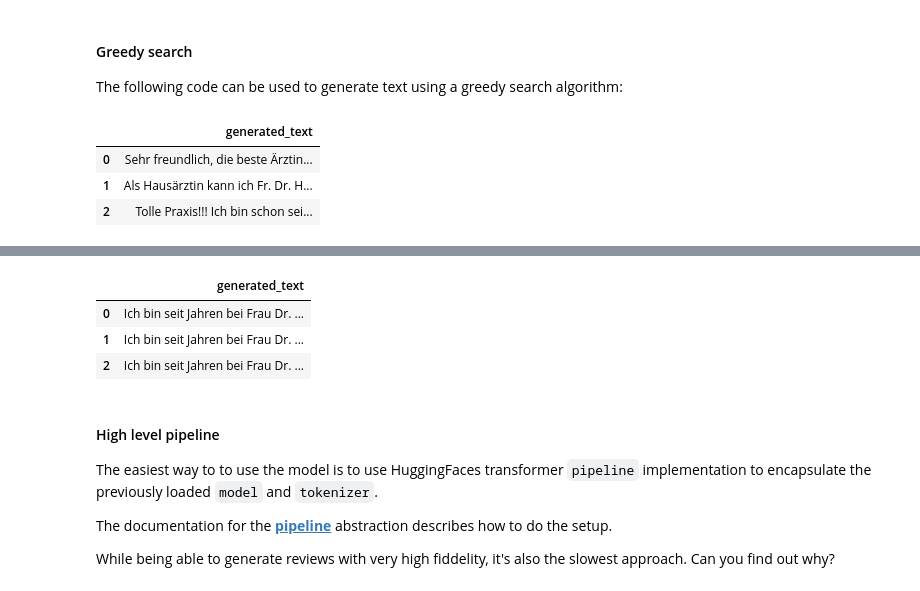
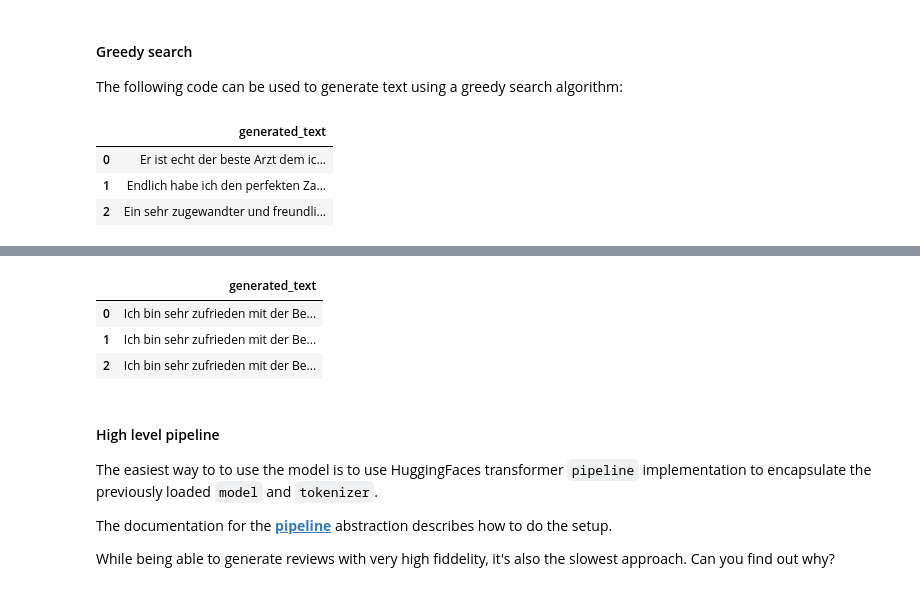
Before and after one commit to AdvancedNLP/decoder, a Jupyter notebook: GPT2_doctors_review_eval.ipynb, the cells around one changed output, grey strips where cells are left out. Cells and saved outputs as stored; diff of their text form; code cells hidden in the pictures.

```diff
--- a/GPT2_doctors_review_eval.ipynb
+++ b/GPT2_doctors_review_eval.ipynb
@@ -66,5 +67,7 @@ Archive:  gpt2_doctorreview_finetuned.zip
   inflating: __MACOSX/gpt2_doctorreview_finetuned/model/._tf_model.h5
 # %%
 tokenizer = AutoTokenizer.from_pretrained('gpt2_doctorreview_finetuned/tokenizer')
-model = TFGPT2LMHeadModel.from_pretrained('gpt2_doctorreview_finetuned/model')
+model = GPT2LMHeadModel.from_pretrained('gpt2_doctorreview_finetuned/model', from_tf=True)
+# Set model to evaluation mode
+model.eval()
 # %% [output]
@@ -156,22 +174,22 @@ Luckily the Hugging Face implementation offers various ways for us to generate h
 The following code can be used to generate text using a greedy search algorithm:
 # %%
 # encode context the generation is conditioned on
-input_ids = tokenizer.encode(POS_TOKEN, return_tensors='tf')
+input_ids = tokenizer.encode(POS_TOKEN, return_tensors='pt')
 
 # generate text until the output length
 # (which includes the context length) reaches 50
 greedy_outputs = model.generate(
     input_ids,
     max_length=50,
     num_return_sequences=3,
     )
 
 genrated_reviews = [{'generated_text': tokenizer.decode(output, skip_special_tokens=True)}
                     for output in greedy_outputs]
 pd.DataFrame(genrated_reviews)
 # %% [output]
 |  | generated_text |
-| 0 | Sehr freundlich, die beste Ärztin... |
-| 1 | Als Hausärztin kann ich Fr. Dr. H... |
-| 2 | Tolle Praxis!!! Ich bin schon sei... |
+| 0 | Er ist echt der beste Arzt dem ic... |
+| 1 | Endlich habe ich den perfekten Za... |
+| 2 | Ein sehr zugewandter und freundli... |
 # %% [markdown]
@@ -197,9 +215,9 @@ genrated_reviews = [{'generated_text': tokenizer.decode(output, skip_special_tok
 pd.DataFrame(genrated_reviews)
 # %% [output]
 |  | generated_text |
-| 0 | Ich bin seit Jahren bei Frau Dr. ... |
-| 1 | Ich bin seit Jahren bei Frau Dr. ... |
-| 2 | Ich bin seit Jahren bei Frau Dr. ... |
+| 0 | Ich bin sehr zufrieden mit der Be... |
+| 1 | Ich bin sehr zufrieden mit der Be... |
+| 2 | Ich bin sehr zufrieden mit der Be... |
 # %% [markdown]
 #### High level pipeline
 The easiest way to to use the model is to use HuggingFaces transformer `pipeline` implementation to encapsulate the previously loaded `model` and `tokenizer`.
```
Also changed, not shown: parts of 11 cells of this notebook.
